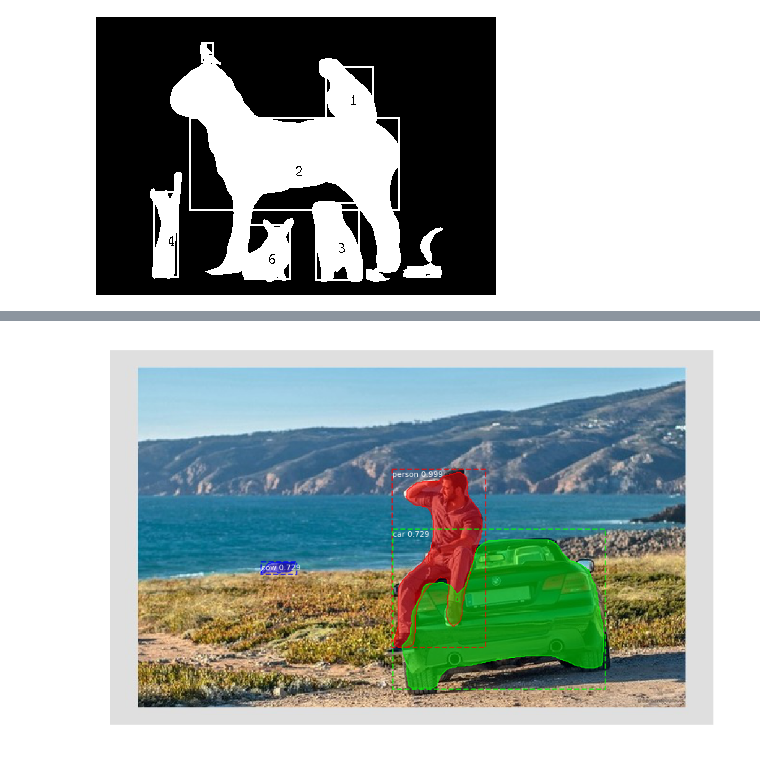
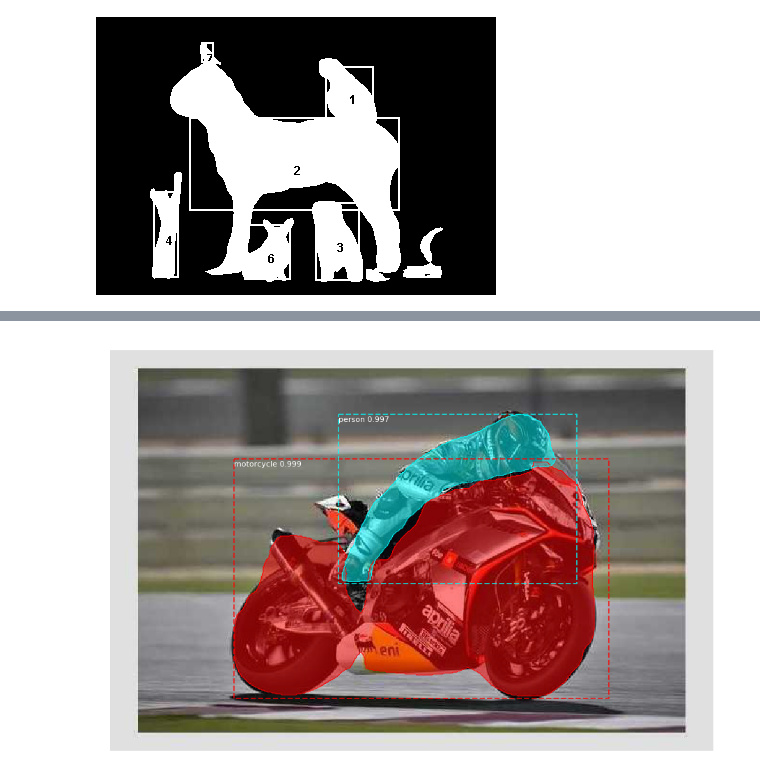
Before and after one commit to JaimeVillanueva/Capstone, a Jupyter notebook: source/object_relation_sample.ipynb, the cells around one changed output, grey strips where cells are left out. Saved outputs shown, nothing was run; the diff lists cells and outputs as text; code cells hidden in the pictures.

```diff
--- a/source/object_relation_sample.ipynb
+++ b/source/object_relation_sample.ipynb
@@ -255,16 +275,16 @@ ID: 4      Classification: truck        Location: ('center', 'center')
 # %%
-imagefile = '../images/mod_people_on_car1.jpg'
+imagefile = '../images/mod_people_on_motorcycle.jpg'
 #load image
 img = load_img(imagefile)
 img = img_to_array(img)
 # make prediction
 results = rcnn.detect([img], verbose=False)
 # get dictionary for first prediction
 r = results[0]
 
 # instantiate object
-x = ObjectMapping(imagefile, r, class_names)
+imap = ObjectMapping(imagefile, r, class_names)
 display_instances(img, r['rois'], r['masks'], r['class_ids'], class_names, r['scores'])
 # %% [output]
-[figure, old version]
+[figure, new version]
 # %%
```
Also changed, not shown: parts of 25 cells of this notebook, 3 other files.
